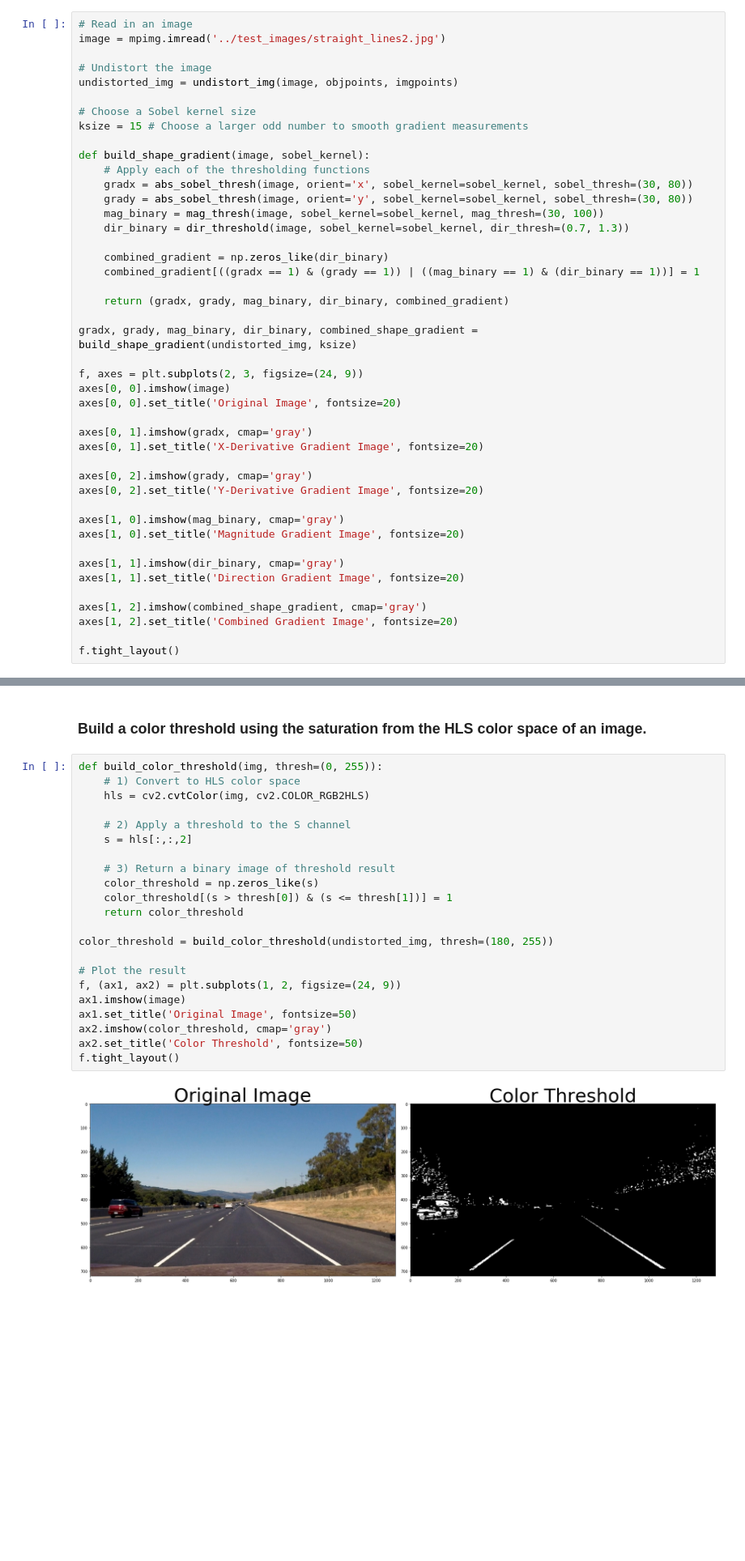
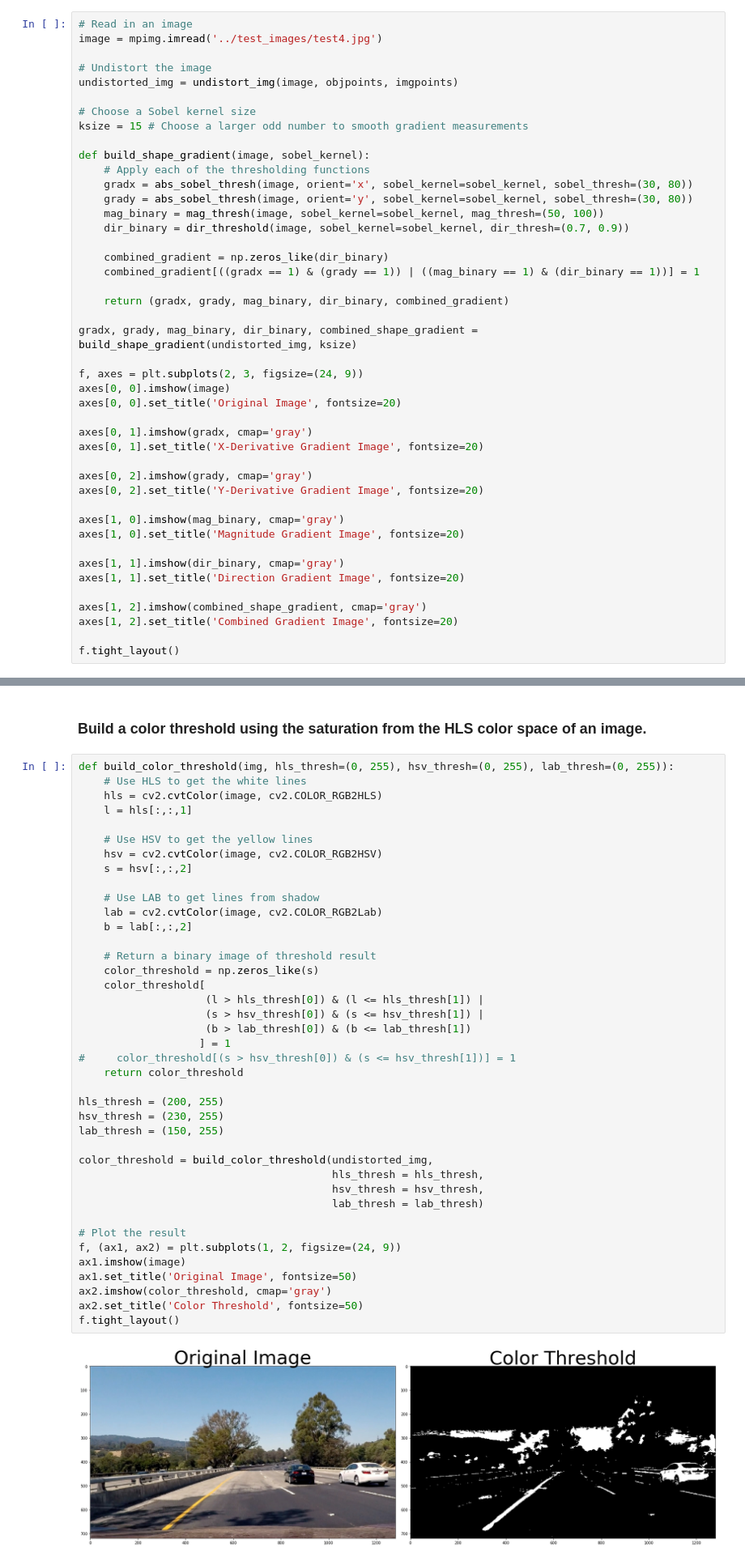
Before and after one commit to hyena3300/CarND-Advanced-Lane-Lines, a Jupyter notebook: my_code/advance_lane_lines.ipynb, the cells around one changed output, grey strips where cells are left out. Shown at 81% size. Cells and saved outputs as stored; diff of their text form; blank space fills up the shorter version.

```diff
--- a/my_code/advance_lane_lines.ipynb
+++ b/my_code/advance_lane_lines.ipynb
@@ -174,7 +176,7 @@ def dir_threshold(image, sobel_kernel=3, dir_thresh=(0, np.pi/2)):
 ### Create combined gradient
 # %%
 # Read in an image
-image = mpimg.imread('../test_images/straight_lines2.jpg')
+image = mpimg.imread('../test_images/test4.jpg')
 
 # Undistort the image
 undistorted_img = undistort_img(image, objpoints, imgpoints)
@@ -186,8 +188,8 @@ def build_shape_gradient(image, sobel_kernel):
     # Apply each of the thresholding functions
     gradx = abs_sobel_thresh(image, orient='x', sobel_kernel=sobel_kernel, sobel_thresh=(30, 80))
     grady = abs_sobel_thresh(image, orient='y', sobel_kernel=sobel_kernel, sobel_thresh=(30, 80))
-    mag_binary = mag_thresh(image, sobel_kernel=sobel_kernel, mag_thresh=(30, 100))
-    dir_binary = dir_threshold(image, sobel_kernel=sobel_kernel, dir_thresh=(0.7, 1.3))
+    mag_binary = mag_thresh(image, sobel_kernel=sobel_kernel, mag_thresh=(50, 100))
+    dir_binary = dir_threshold(image, sobel_kernel=sobel_kernel, dir_thresh=(0.7, 0.9))
 
     combined_gradient = np.zeros_like(dir_binary)
     combined_gradient[((gradx == 1) & (grady == 1)) | ((mag_binary == 1) & (dir_binary == 1))] = 1
@@ -223,29 +225,47 @@ f.tight_layout()
 # %% [markdown]
 ### Build a color threshold using the saturation from the HLS color space of an image. ###
 # %%
-def build_color_threshold(img, thresh=(0, 255)):
-    # 1) Convert to HLS color space
-    hls = cv2.cvtColor(img, cv2.COLOR_RGB2HLS)
+def build_color_threshold(img, hls_thresh=(0, 255), hsv_thresh=(0, 255), lab_thresh=(0, 255)):
+    # Use HLS to get the white lines
+    hls = cv2.cvtColor(image, cv2.COLOR_RGB2HLS)
+    l = hls[:,:,1]
 
-    # 2) Apply a threshold to the S channel
-    s = hls[:,:,2]
+    # Use HSV to get the yellow lines
+    hsv = cv2.cvtColor(image, cv2.COLOR_RGB2HSV)
+    s = hsv[:,:,2]
 
-    # 3) Return a binary image of threshold result
+    # Use LAB to get lines from shadow
+    lab = cv2.cvtColor(image, cv2.COLOR_RGB2Lab)
+    b = lab[:,:,2]
+
+    # Return a binary image of threshold result
     color_threshold = np.zeros_like(s)
-    color_threshold[(s > thresh[0]) & (s <= thresh[1])] = 1
+    color_threshold[
+                    (l > hls_thresh[0]) & (l <= hls_thresh[1]) |
+                    (s > hsv_thresh[0]) & (s <= hsv_thresh[1]) |
+                    (b > lab_thresh[0]) & (b <= lab_thresh[1])
+                   ] = 1
+#     color_threshold[(s > hsv_thresh[0]) & (s <= hsv_thresh[1])] = 1
     return color_threshold
 
-color_threshold = build_color_threshold(undistorted_img, thresh=(180, 255))
+hls_thresh = (200, 255)
+hsv_thresh = (230, 255)
+lab_thresh = (150, 255)
+
+color_threshold = build_color_threshold(undistorted_img,
+                                        hls_thresh = hls_thresh,
+                                        hsv_thresh = hsv_thresh,
+                                        lab_thresh = lab_thresh)
 
 # Plot the result
 f, (ax1, ax2) = plt.subplots(1, 2, figsize=(24, 9))
 ax1.imshow(image)
 ax1.set_title('Original Image', fontsize=50)
 ax2.imshow(color_threshold, cmap='gray')
 ax2.set_title('Color Threshold', fontsize=50)
 f.tight_layout()
 # %% [output]
-[figure, old version]
+[figure, new version]
 # %% [markdown]
 ## Now we want to combine the shape gradient and the color threshold into one binary image. ##
 # %%
```
Also changed, not shown: parts of 17 cells of this notebook, 10 other files.
